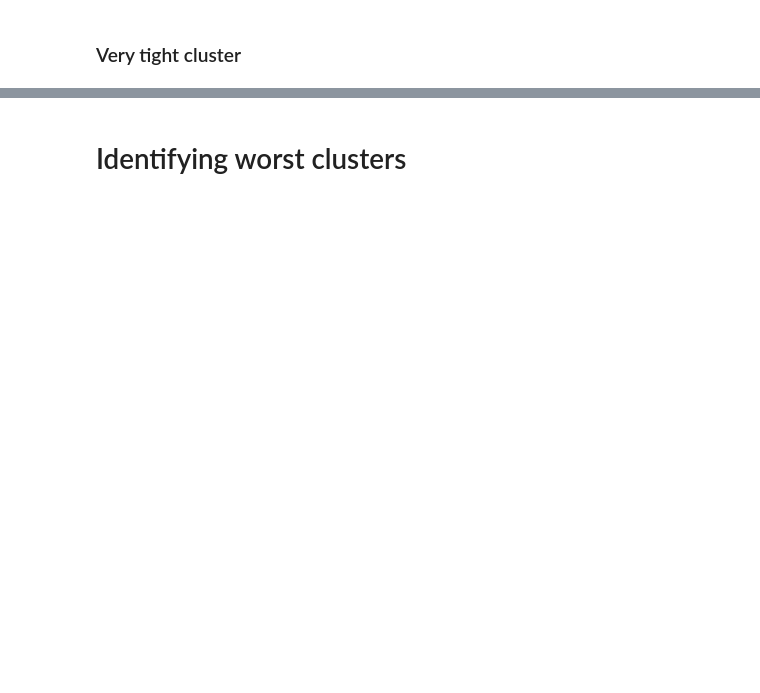
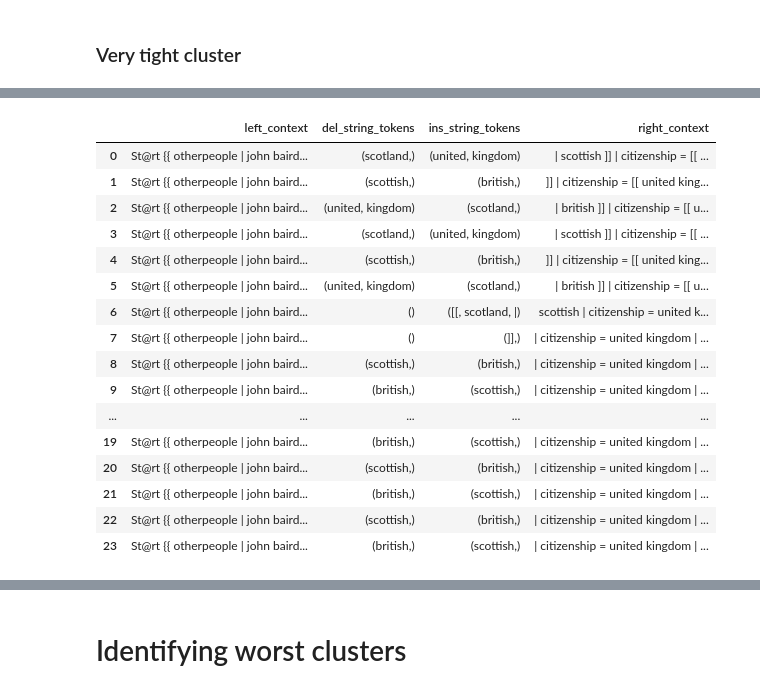
Before and after one commit to acifer/wikiconflict, a Jupyter notebook: notebooks/4_2_clustering-dbscan-extrinsic-evaluation-v-measure.ipynb, the cells around one changed output, grey strips where cells are left out. Drawn from its saved outputs; the diff is of its cells as text; code cells hidden in the pictures; blank space fills up the shorter version.

```diff
--- a/notebooks/4_2_clustering-dbscan-extrinsic-evaluation-v-measure.ipynb
+++ b/notebooks/4_2_clustering-dbscan-extrinsic-evaluation-v-measure.ipynb
@@ -646,6 +768,24 @@ df3.groupby((30,0.4,10,)).get_group(df3.groupby((30,0.4,10,))["token_id"].size()
 # %%
-dbscan_results.groupby((30,0.4,10,)).get_group(df3.groupby((30,0.4,10,))["token_id"].size().sort_values(ascending=False).index[4]).reset_index()[[ 'left_context',
+dbscan_results.groupby((30,0.5,10,)).get_group(df3.groupby((30,0.5,10,))["token_id"].size().sort_values(ascending=False).index[4]).reset_index()[[ 'left_context',
      'del_string_tokens',  'ins_string_tokens',   'right_context']]
+# %% [output]
+|  | left_context | del_string_tokens | ins_string_tokens | right_context |
+| 0 | St@rt {{ otherpeople | john baird... | (scotland,) | (united, kingdom) | | scottish ]] | citizenship = [[ ... |
+| 1 | St@rt {{ otherpeople | john baird... | (scottish,) | (british,) | ]] | citizenship = [[ united king... |
+| 2 | St@rt {{ otherpeople | john baird... | (united, kingdom) | (scotland,) | | british ]] | citizenship = [[ u... |
+| 3 | St@rt {{ otherpeople | john baird... | (scotland,) | (united, kingdom) | | scottish ]] | citizenship = [[ ... |
+| 4 | St@rt {{ otherpeople | john baird... | (scottish,) | (british,) | ]] | citizenship = [[ united king... |
+| 5 | St@rt {{ otherpeople | john baird... | (united, kingdom) | (scotland,) | | british ]] | citizenship = [[ u... |
+| 6 | St@rt {{ otherpeople | john baird... | () | ([[, scotland, |) | scottish | citizenship = united k... |
+| 7 | St@rt {{ otherpeople | john baird... | () | (]],) | | citizenship = united kingdom | ... |
+| 8 | St@rt {{ otherpeople | john baird... | (scottish,) | (british,) | | citizenship = united kingdom | ... |
+| 9 | St@rt {{ otherpeople | john baird... | (british,) | (scottish,) | | citizenship = united kingdom | ... |
+| ... | ... | ... | ... | ... |
+| 19 | St@rt {{ otherpeople | john baird... | (british,) | (scottish,) | | citizenship = united kingdom | ... |
+| 20 | St@rt {{ otherpeople | john baird... | (scottish,) | (british,) | | citizenship = united kingdom | ... |
+| 21 | St@rt {{ otherpeople | john baird... | (british,) | (scottish,) | | citizenship = united kingdom | ... |
+| 22 | St@rt {{ otherpeople | john baird... | (scottish,) | (british,) | | citizenship = united kingdom | ... |
+| 23 | St@rt {{ otherpeople | john baird... | (british,) | (scottish,) | | citizenship = united kingdom | ... |
 # %%
 dbscan_results.groupby((15,0.5,2,)).get_group(df3.groupby((15,0.5,2,))["token_id"].size().sort_values(ascending=False).index[7]).reset_index()[[ 'left_context',
      'del_string_tokens',  'ins_string_tokens',   'right_context']]
```
Also changed, not shown: parts of 39 cells of this notebook, 12 other files.
